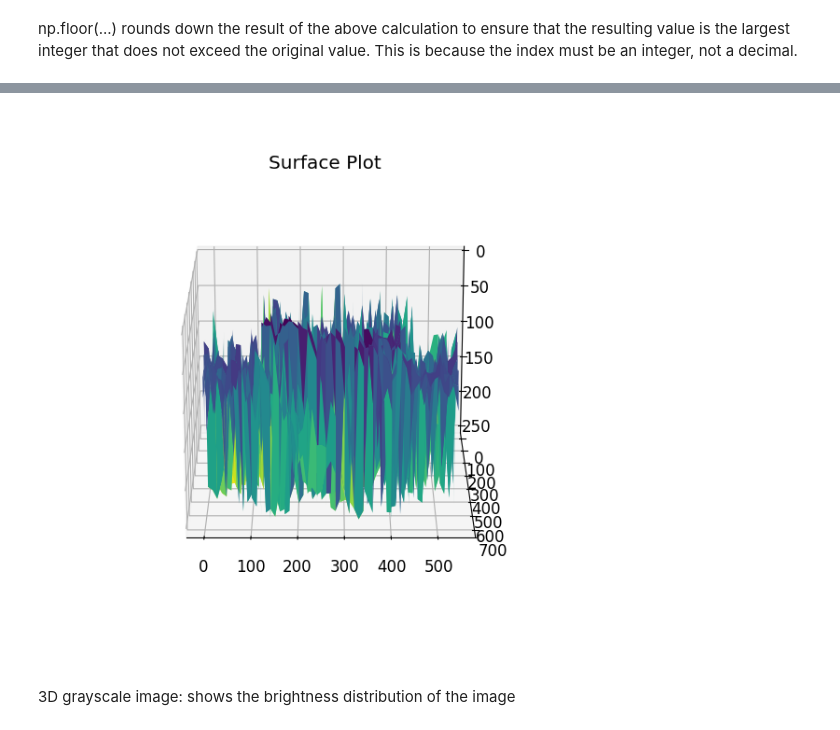
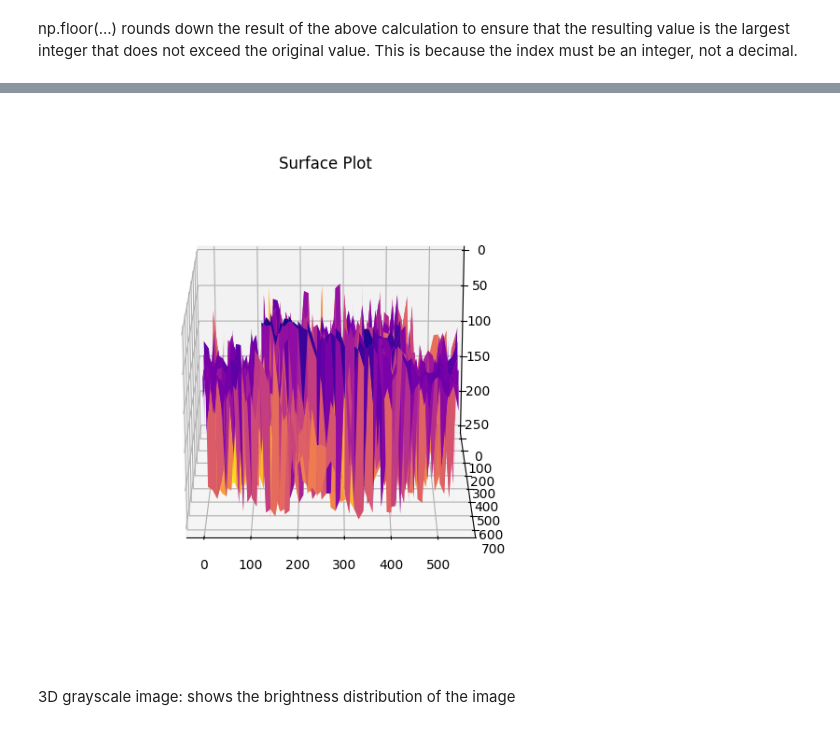
Before and after one commit to linghan21z/FFT_SemesterProj, a Jupyter notebook: fft_2D_pySim/fft_2d.ipynb, the cells around one changed output, grey strips where cells are left out. Drawn from its saved outputs; the diff is of its cells as text; code cells hidden in the pictures.

```diff
--- a/fft_2D_pySim/fft_2d.ipynb
+++ b/fft_2D_pySim/fft_2d.ipynb
@@ -3,9 +3,9 @@ from matplotlib.image import imread
 import numpy as np
 import matplotlib.pyplot as plt
 import os
-plt.rcParams['figure.figsize'] = [16, 6]  # Set the size of the graphic to 4x4 inches
+plt.rcParams['figure.figsize'] = [10, 8]  # Set the size of the graphic to 4x4 inches
 # plt.rcParams['figure.figsize'] = [4, 4]  # Set the size of the graphic to 4x4 inches
-plt.rcParams.update({'font.size': 12})
+plt.rcParams.update({'font.size': 10})
 
 A = imread(os.path.join('pic.jpg'))
 # A = imread(os.path.join('shell.jpeg'))
@@ -147,23 +220,26 @@ for keep in (0.1, 0.05, 0.01, 0.002):
 # %%
 # Allowing for dynamic interactions with the plot
 %matplotlib widget
 
 from mpl_toolkits.mplot3d import axes3d
 import matplotlib.pyplot as plt
 plt.rcParams['figure.figsize'] = [6, 6]
 
 fig = plt.figure()
 ax = fig.add_subplot(111, projection='3d')
 
 X, Y = np.meshgrid(np.arange(1, np.shape(B)[1]+1), np.arange(1, np.shape(B)[0]+1))
-ax.plot_surface(X[0::10, 0::10], Y[0::10, 0::10], 256-B[0::10, 0::10], cmap='viridis', edgecolor='none')
+# ax.plot_surface(X[0::10, 0::10], Y[0::10, 0::10], 256-B[0::10, 0::10], cmap='viridis', edgecolor='none')
+ax.plot_surface(X[0::10, 0::10], Y[0::10, 0::10], 256-B[0::10, 0::10], cmap='plasma', edgecolor='none')
+# The reason your 3D plot appears green is due to the use of the viridis colormap (cmap='viridis').
+# 'gray': grayscale; 'plasma': bright purple to yellow; 'inferno': dark purples to oranges; 'jet': blue to red gradient; 'hot': black to red, orange, and yellow
 
 ax.set_title('Surface Plot')
 ax.mouse_init()
 ax.view_init(200, 270)
 
 plt.show()
 # %% [output]
-[figure, old version]
+[figure, new version]
 # %% [markdown]
 3D grayscale image: shows the brightness distribution of the image
```
Also changed, not shown: parts of 5 cells of this notebook, 1 other file.
